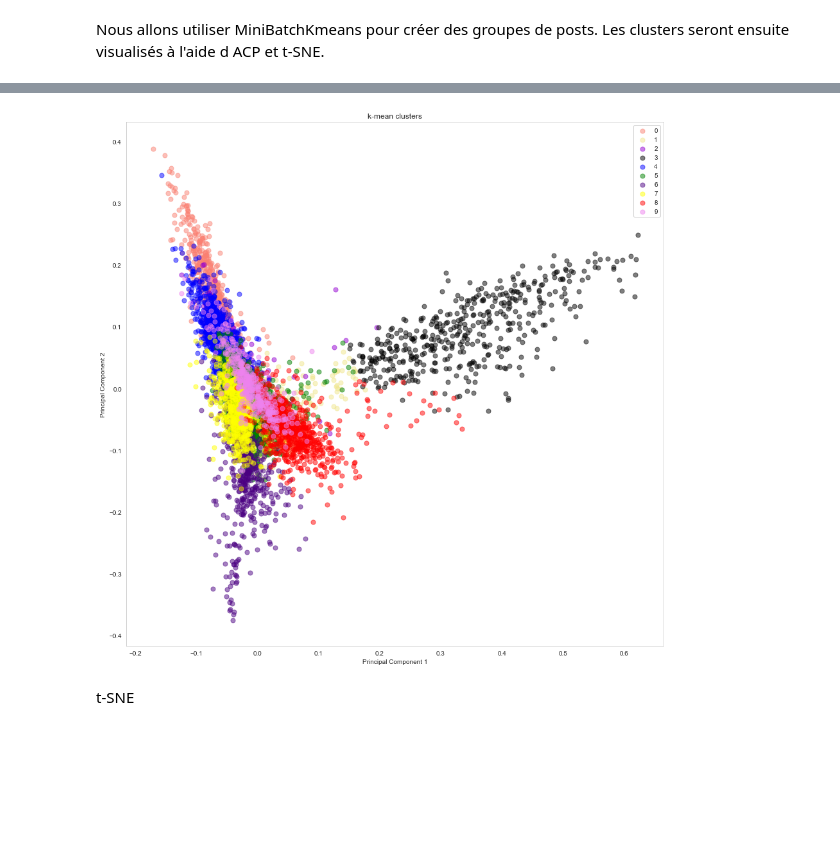
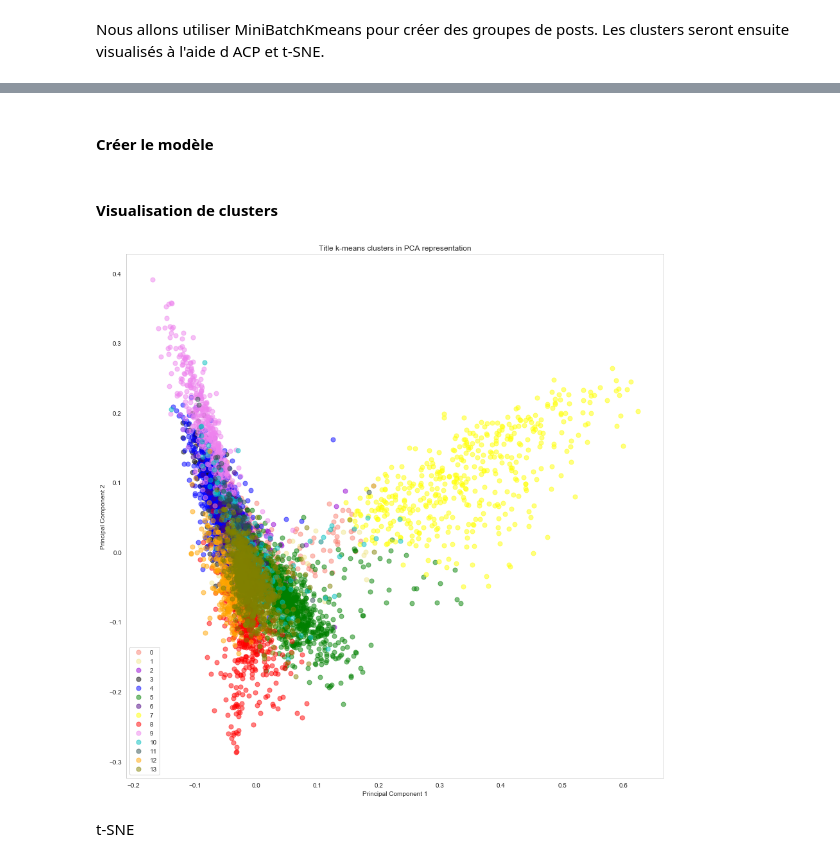
Before and after one commit to Lenka-St/Projet5, a Jupyter notebook: Notebook2_Modelisation.ipynb, the cells around one changed output, grey strips where cells are left out. Saved outputs shown, nothing was run; the diff lists cells and outputs as text; code cells hidden in the pictures; blank space fills up the shorter version.

```diff
--- a/Notebook2_Modelisation.ipynb
+++ b/Notebook2_Modelisation.ipynb
@@ -874,24 +960,23 @@ y_pred.rename({0: 'Cluster'}, axis=1, inplace=True)
-# %%
-pca = PCA(n_components=2)
-principalComponents = pca.fit_transform(X_train_tfidf)
-principalDf = pd.DataFrame(data=principalComponents, columns=[
-                           'principal component 1', 'principal component 2'])
-# %%
-principalDf = principalDf.merge(y_pred, left_index=True, right_index=True)
-# %%
-fig = plt.figure(figsize=(15, 15))
-ax = fig.add_subplot(1, 1, 1)
-ax.set_xlabel('Principal Component 1', fontsize=10)
-ax.set_ylabel('Principal Component 2', fontsize=10)
-ax.set_title('k-mean clusters', fontsize=12)
-
-targets = [0, 1, 2, 3, 4, 5, 6, 7, 8, 9]
-colors = ['salmon', 'khaki', 'darkviolet', 'black', 'blue', 'green', 'indigo', 'yellow', 'red', 'violet']
-for target, color in zip(targets, colors):
-    indicesToKeep = principalDf['Cluster'] == target
-    ax.scatter(principalDf.loc[indicesToKeep, 'principal component 1'],
-               principalDf.loc[indicesToKeep, 'principal component 2'], c=color, s=50, alpha=0.5)
-ax.legend(targets)
-ax.grid()
-# %% [output]
-[figure, removed]
+# %% [markdown]
+#### Créer le modèle
+# %%
+def predict_MiniBatchKMeans(data,k):
+    """Function which returns a vector of k predicted clusters using MiniBatchKMeans algorithm.
+
+    INPUTS:
+    - data : en array of data to be clustered
+    - k : number of clusters
+
+    OUTPUT:
+    - a vector of k predicted clusters
+    """
+    # Fit the model
+    kmeans = MiniBatchKMeans(n_clusters=k, init_size=1024, batch_size=2048, random_state=20)
+
+    # Predict clusters
+    y_pred = kmeans.fit_predict(data)
+    return y_pred
+
+clusters = predict_MiniBatchKMeans(X_train_tfidf,14)
+# %% [markdown]
+#### Visualisation de clusters
@@ -898,2 +1039,6 @@ ax.grid()
+# %%
+plot_clusters(X_train_tfidf, clusters, 14)
+# %% [output]
+[figure, added]
 # %% [markdown]
 t-SNE
```
Also changed, not shown: parts of 115 cells of this notebook, 1 other file.
